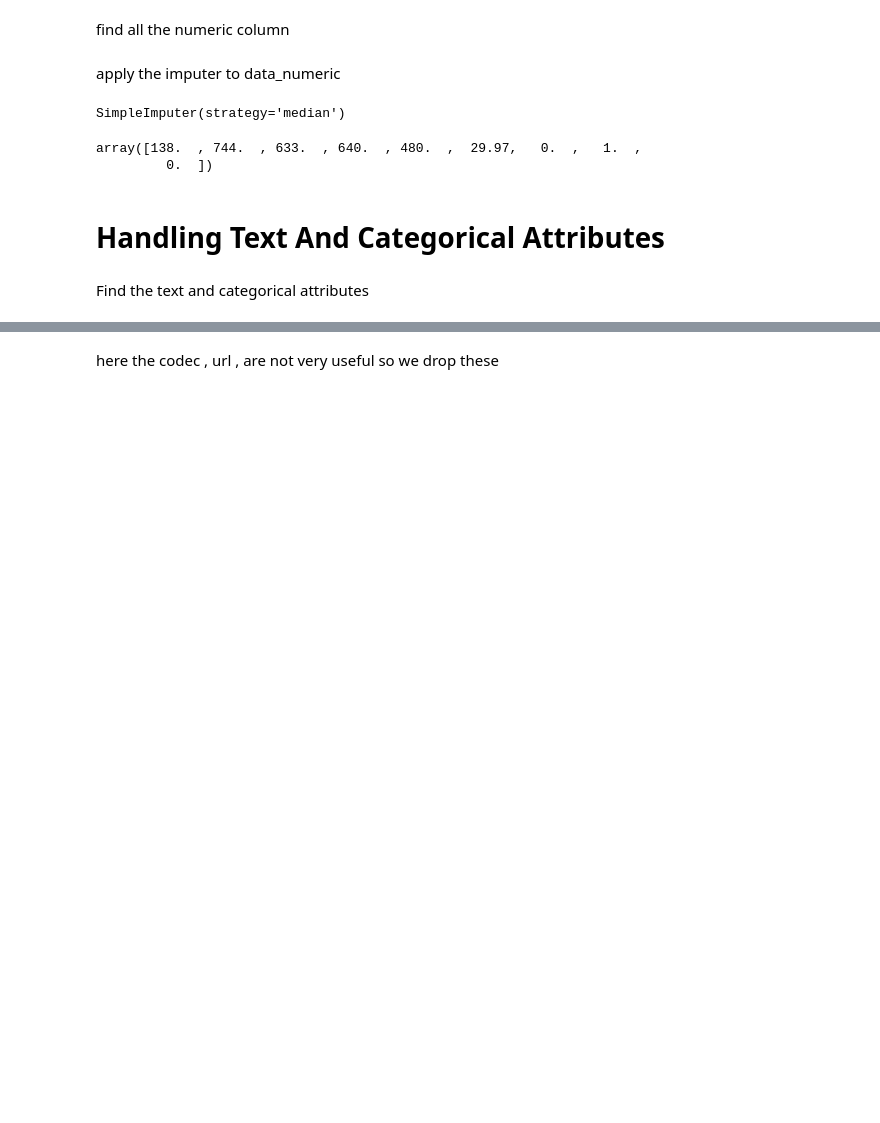
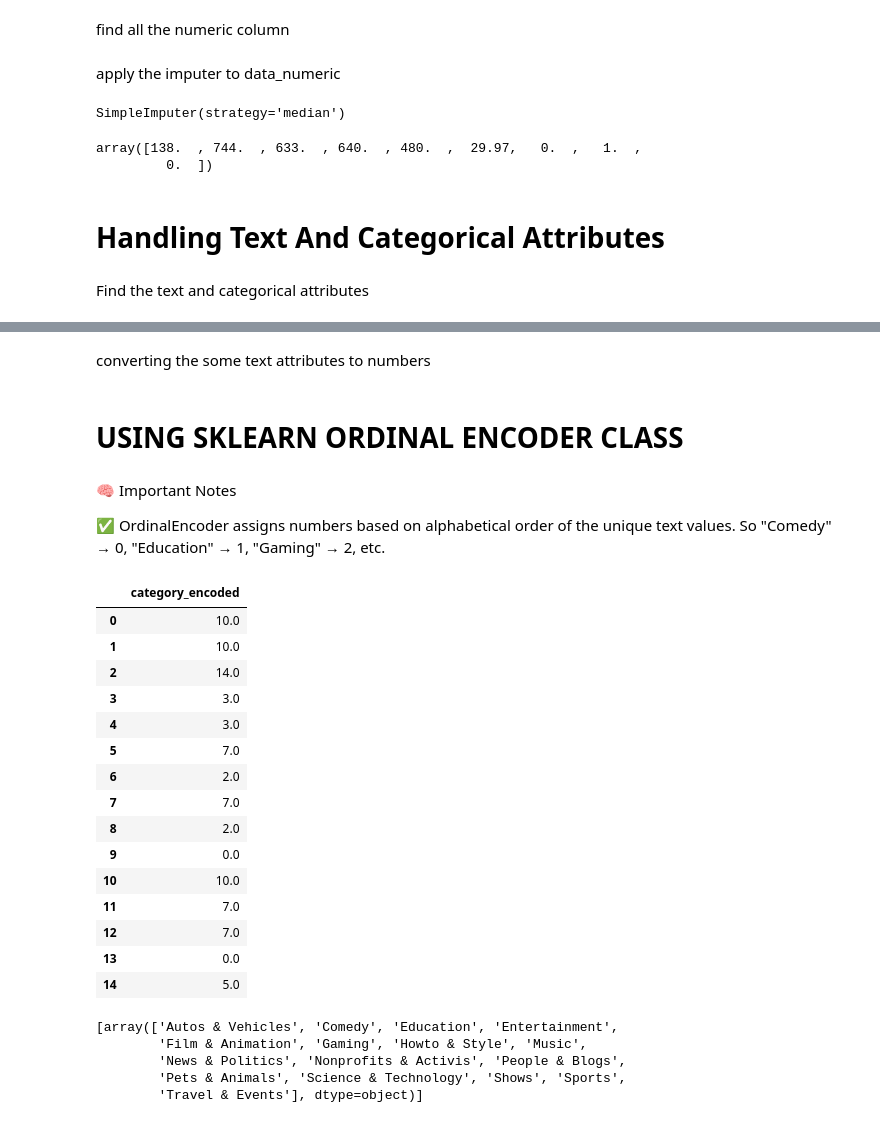
Before and after one commit to GAuRaV27k/MY_ML_DAILy, a Jupyter notebook: code.ipynb, the cells around one changed output, grey strips where cells are left out. Drawn from its saved outputs; the diff is of its cells as text; code cells hidden in the pictures; blank space fills up the shorter version.

Commit message:
ordinal encoder and one hot encoder

```diff
--- a/code.ipynb
+++ b/code.ipynb
@@ -341,2 +343,46 @@ memory usage: 870.9+ KB
-# %% [markdown]
-here the codec , url , are not very useful so we drop these
+# %% [markdown]
+converting the some text attributes to numbers
+# %% [markdown]
+# USING SKLEARN ORDINAL ENCODER CLASS
+# %% [markdown]
+🧠 Important Notes
+
+✅ OrdinalEncoder assigns numbers based on alphabetical order of the unique text values.
+So "Comedy" → 0, "Education" → 1, "Gaming" → 2, etc.
+# %%
+from sklearn.preprocessing import OrdinalEncoder
+
+ordinal_encoder = OrdinalEncoder()                                               #                   Note
+# now we apply these on category                                                 #    The fit_tranform method is requires the 2D for the transformation , that's why
+# cat_category = data['category']                                                #    we put these is data[['category']]
+# cat_category.head(8)                                                           #    in the return it return's the numpy array
+category_encode = ordinal_encoder.fit_transform(data[['category']])              #    so for watching the in head we convert these into pd dataframe
+category_encode = pd.DataFrame(category_encode, columns=['category_encoded'])
+
+category_encode.head(15)
+# %% [output]
+|  | category_encoded |
+| 0 | 10.0 |
+| 1 | 10.0 |
+| 2 | 14.0 |
+| 3 | 3.0 |
+| 4 | 3.0 |
+| 5 | 7.0 |
+| 6 | 2.0 |
+| 7 | 7.0 |
+| 8 | 2.0 |
+| 9 | 0.0 |
+| 10 | 10.0 |
+| 11 | 7.0 |
+| 12 | 7.0 |
+| 13 | 0.0 |
+| 14 | 5.0 |
+# %%
+
+ordinal_encoder.categories_   # the categorie comes in the alphabelical order
+# %% [output]
+[array(['Autos & Vehicles', 'Comedy', 'Education', 'Entertainment',
+        'Film & Animation', 'Gaming', 'Howto & Style', 'Music',
+        'News & Politics', 'Nonprofits & Activis', 'People & Blogs',
+        'Pets & Animals', 'Science & Technology', 'Shows', 'Sports',
+        'Travel & Events'], dtype=object)]
```
Also changed, not shown: parts of 8 cells of this notebook.
